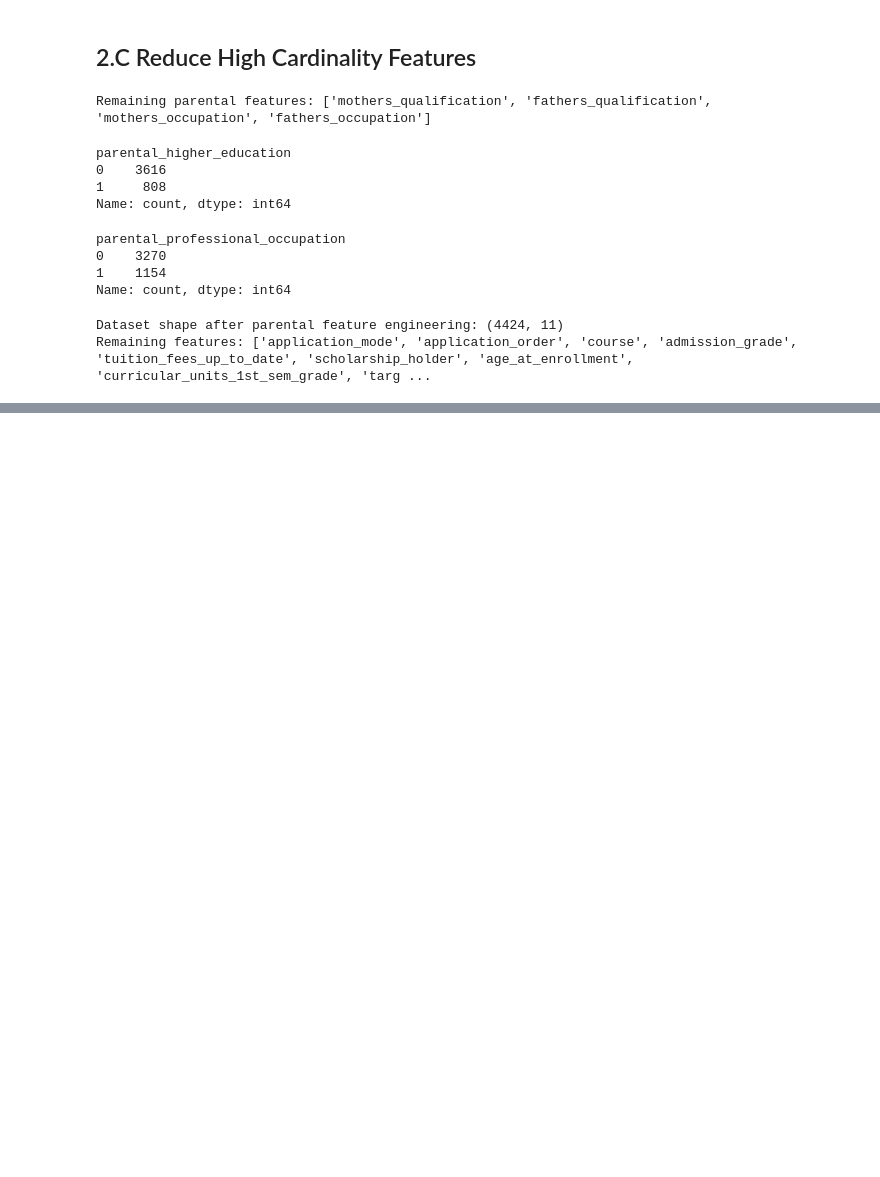
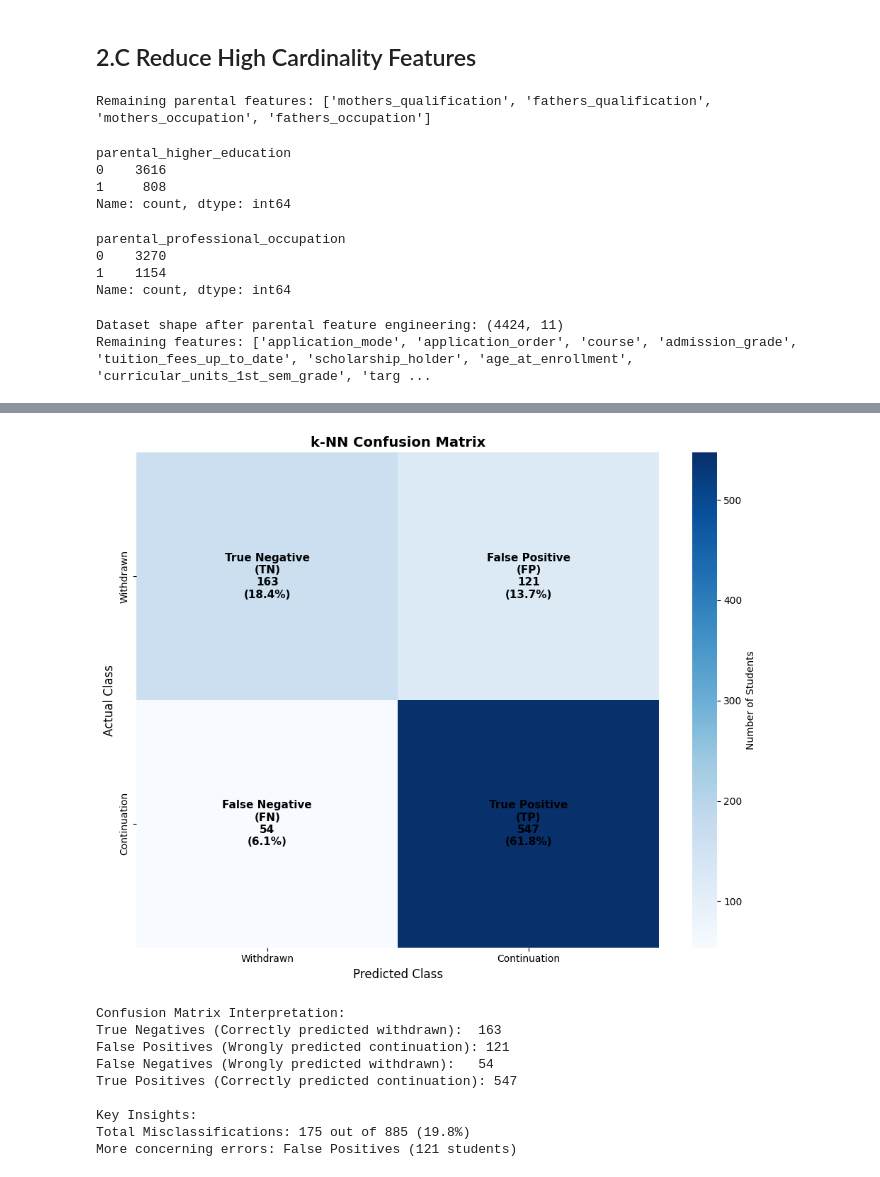
Before and after one commit to cwfmoore/msc_ai_module, a Jupyter notebook: k-NN.ipynb, the cells around one changed output, grey strips where cells are left out. Cells and saved outputs as stored; diff of their text form; code cells hidden in the pictures; blank space fills up the shorter version.

```diff
--- a/k-NN.ipynb
+++ b/k-NN.ipynb
@@ -428,0 +856,77 @@ NameError: name 'X' is not defined
+# %%
+def plot_confusion_matrix(results, figsize=(10, 8)):
+    """
+    Plot confusion matrix with detailed labels including TP/TN/FP/FN.
+
+    Parameters:
+    -----------
+    results : dict
+        Results dictionary from evaluate_knn_model()
+    figsize : tuple
+        Figure size for the plot
+    """
+
+    cm = results['confusion_matrix']
+    class_names = results['class_names']
+
+    plt.figure(figsize=figsize)
+
+    # Create heatmap without annotations first
+    sns.heatmap(cm, annot=False, fmt='d', cmap='Blues',
+                xticklabels=class_names, yticklabels=class_names,
+                cbar_kws={'label': 'Number of Students'})
+
+    plt.title('k-NN Confusion Matrix', fontsize=14, fontweight='bold')
+    plt.xlabel('Predicted Class', fontsize=12)
+    plt.ylabel('Actual Class', fontsize=12)
+
+    # Define labels for each quadrant
+    labels = [['True Negative\n(TN)', 'False Positive\n(FP)'],
+              ['False Negative\n(FN)', 'True Positive\n(TP)']]
+
+    # Add custom annotations with labels, counts, and percentages
+    total = cm.sum()
+    for i in range(len(class_names)):
+        for j in range(len(class_names)):
+            count = cm[i, j]
+            percentage = count / total * 100
+
+            # Create multi-line annotation
+            annotation = f'{labels[i][j]}\n{count}\n({percentage:.1f}%)'
+
+            plt.text(j + 0.5, i + 0.5, annotation,
+                    ha='center', va='center', fontsize=11,
+                    fontweight='bold', color='black')
+
+    plt.tight_layout()
+    plt.show()
+
+    # Print interpretation
+    tn, fp, fn, tp = cm.ravel()
+    print(f'\nConfusion Matrix Interpretation:')
+    print(f'True Negatives (Correctly predicted withdrawn):  {tn}')
+    print(f'False Positives (Wrongly predicted continuation): {fp}')
+    print(f'False Negatives (Wrongly predicted withdrawn):   {fn}')
+    print(f'True Positives (Correctly predicted continuation): {tp}')
+
+    # Calculate and print key insights
+    total_errors = fp + fn
+    print(f'\nKey Insights:')
+    print(f'Total Misclassifications: {total_errors} out of {total} ({total_errors/total*100:.1f}%)')
+    print(f'More concerning errors: {"False Negatives" if fn > fp else "False Positives"} ({max(fn,fp)} students)')
+
+    return None  # Explicitly return None since this is a plotting function
+
+# Plot the confusion matrix
+plot_confusion_matrix(results)
+# %% [output]
+[figure, added]
+Confusion Matrix Interpretation:
+True Negatives (Correctly predicted withdrawn):  163
+False Positives (Wrongly predicted continuation): 121
+False Negatives (Wrongly predicted withdrawn):   54
+True Positives (Correctly predicted continuation): 547
+
+Key Insights:
+Total Misclassifications: 175 out of 885 (19.8%)
+More concerning errors: False Positives (121 students)
```
Also changed, not shown: parts of 23 cells of this notebook, 1 other file.
